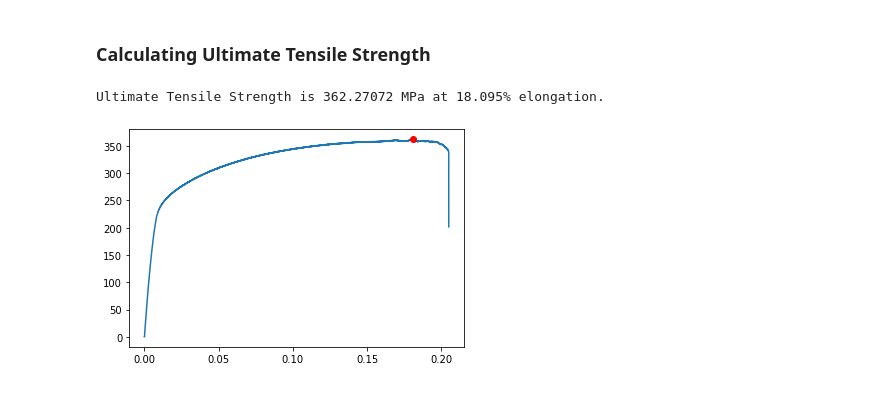
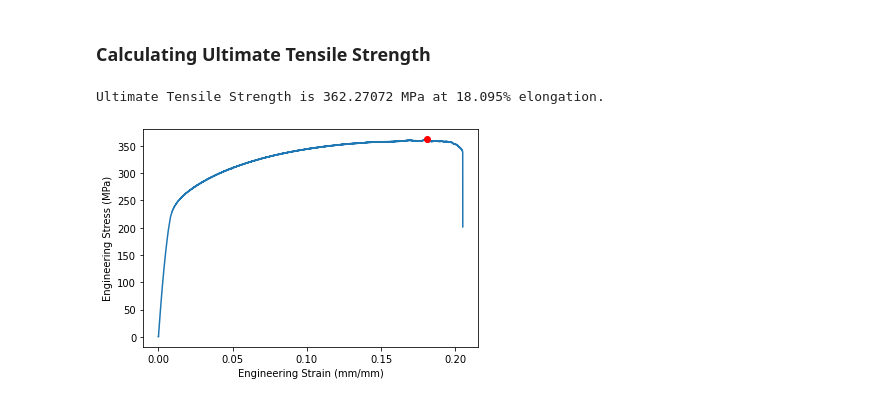
Before and after one commit to algomaster99/meta-btp, a Jupyter notebook: Engineering Stress, Strain -> True Stress, Strain.ipynb, the cells around one changed output. Cells and saved outputs as stored; diff of their text form; code cells hidden in the pictures.

```diff
--- a/Engineering Stress, Strain -> True Stress, Strain.ipynb
+++ b/Engineering Stress, Strain -> True Stress, Strain.ipynb
@@ -80,15 +79,17 @@ Yield Strength: 236.48302 MPa
 # %%
 # Fetch the max value of the engineering stress from the dataset.
 uts_abscissa = 0
 uts = y[uts_abscissa]
 for i in range(0,len(y)):
     if y[i] >= uts:
         uts = y[i]
         uts_abscissa = i
 uts_strain = x[uts_abscissa]
 plt.plot(x,y)
 plt.plot(uts_strain, uts, 'ro')
+plt.xlabel(x_label)
+plt.ylabel(y_label)
 print(f'Ultimate Tensile Strength is {uts} MPa at {uts_strain*100}% elongation.')
 # %% [output]
 Ultimate Tensile Strength is 362.27072 MPa at 18.095% elongation.
-[figure, old version]
+[figure, new version]
```
Also changed, not shown: parts of 3 cells of this notebook.
